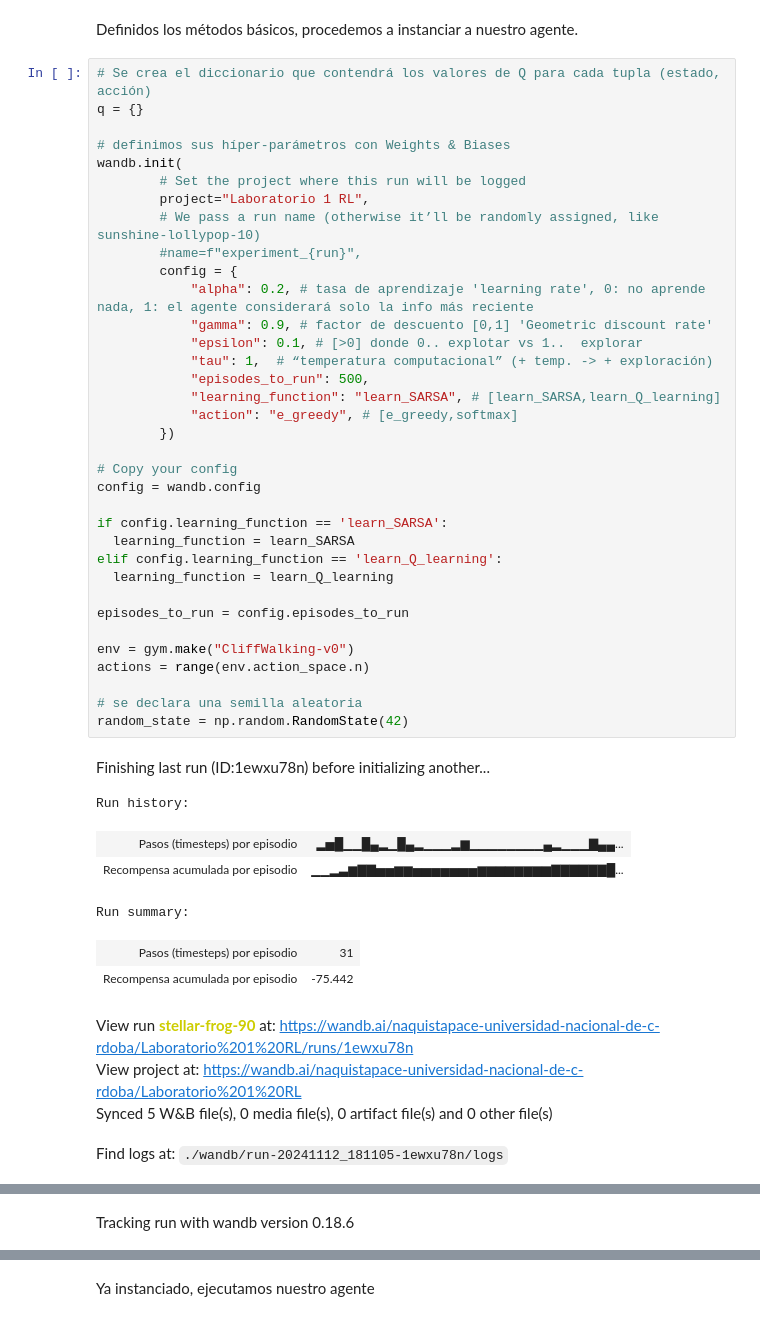
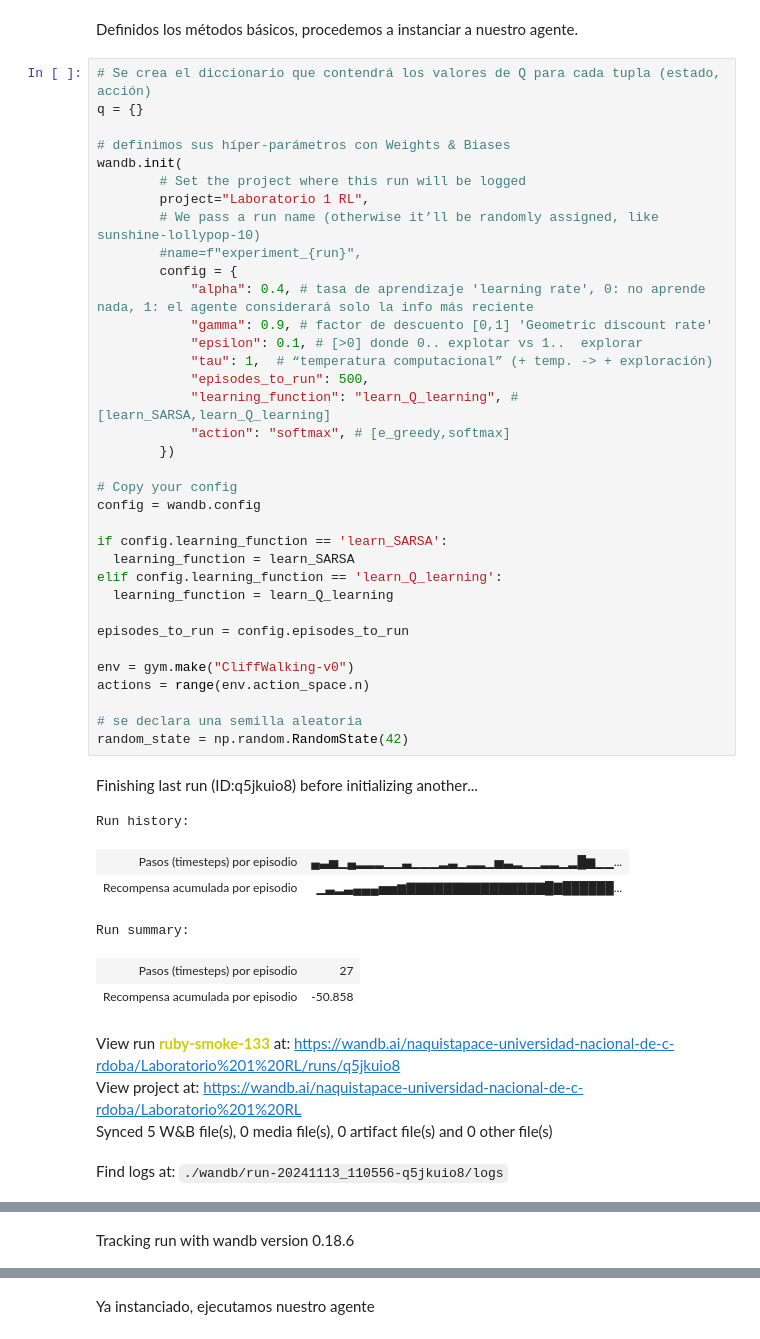
Before and after one commit to naquista/reinforcement_learning, a Jupyter notebook: Lab_1_intro_rl.ipynb, the cells around one changed output, grey strips where cells are left out. Drawn from its saved outputs; the diff is of its cells as text.

```diff
--- a/Lab_1_intro_rl.ipynb
+++ b/Lab_1_intro_rl.ipynb
@@ -518,43 +518,43 @@ q = {}
 # definimos sus híper-parámetros con Weights & Biases
 wandb.init(
         # Set the project where this run will be logged
         project="Laboratorio 1 RL",
         # We pass a run name (otherwise it’ll be randomly assigned, like sunshine-lollypop-10)
         #name=f"experiment_{run}",
         config = {
-            "alpha": 0.2, # tasa de aprendizaje 'learning rate', 0: no aprende nada, 1: el agente considerará solo la info más reciente
+            "alpha": 0.4, # tasa de aprendizaje 'learning rate', 0: no aprende nada, 1: el agente considerará solo la info más reciente
             "gamma": 0.9, # factor de descuento [0,1] 'Geometric discount rate'
             "epsilon": 0.1, # [>0] donde 0.. explotar vs 1..  explorar
             "tau": 1,  # “temperatura computacional” (+ temp. -> + exploración)
             "episodes_to_run": 500,
-            "learning_function": "learn_SARSA", # [learn_SARSA,learn_Q_learning]
-            "action": "e_greedy", # [e_greedy,softmax]
+            "learning_function": "learn_Q_learning", # [learn_SARSA,learn_Q_learning]
+            "action": "softmax", # [e_greedy,softmax]
         })
 
 # Copy your config
 config = wandb.config
 
 if config.learning_function == 'learn_SARSA':
   learning_function = learn_SARSA
 elif config.learning_function == 'learn_Q_learning':
   learning_function = learn_Q_learning
 
 episodes_to_run = config.episodes_to_run
 
 env = gym.make("CliffWalking-v0")
 actions = range(env.action_space.n)
 
 # se declara una semilla aleatoria
 random_state = np.random.RandomState(42)
 # %% [output]
-Finishing last run (ID:1ewxu78n) before initializing another...
+Finishing last run (ID:q5jkuio8) before initializing another...
 Run history:
-| Pasos (timesteps) por episodio | ▂▅█▁▁█▄▂▁█▄▂▁▁▁▂▆▁▁▁▁▁▁▁▁▄▂▁▁▁▇▄▄... |
-| Recompensa acumulada por episodio | ▁▁▂▃▆▇▇▅▅▆▆▅▅▅▅▅▅▅▆▆▆▆▆▆▆▆▇▇▇▇▇▇█... |
+| Pasos (timesteps) por episodio | ▄▃▅▁▄▂▂▂▁▁▃▁▁▁▂▃▁▂▂▁▅▃▂▁▁▂▂▁▂█▆▁▁... |
+| Recompensa acumulada por episodio | ▁▃▂▃▄▄▄▅▅▆▇▇▇▇▇▇▇▇▇▇▇▇▇▇▇█▇██████... |
 Run summary:
-| Pasos (timesteps) por episodio | 31 |
-| Recompensa acumulada por episodio | -75.442 |
+| Pasos (timesteps) por episodio | 27 |
+| Recompensa acumulada por episodio | -50.858 |
-View run stellar-frog-90 at: https://wandb.ai/naquistapace-universidad-nacional-de-c-rdoba/Laboratorio%201%20RL/runs/1ewxu78n
+View run ruby-smoke-133 at: https://wandb.ai/naquistapace-universidad-nacional-de-c-rdoba/Laboratorio%201%20RL/runs/q5jkuio8
 View project at: https://wandb.ai/naquistapace-universidad-nacional-de-c-rdoba/Laboratorio%201%20RL
 Synced 5 W&B file(s), 0 media file(s), 0 artifact file(s) and 0 other file(s)
-Find logs at: ./wandb/run-20241112_181105-1ewxu78n/logs
+Find logs at: ./wandb/run-20241113_110556-q5jkuio8/logs
```
Also changed, not shown: parts of 9 cells of this notebook, 10 other files.
